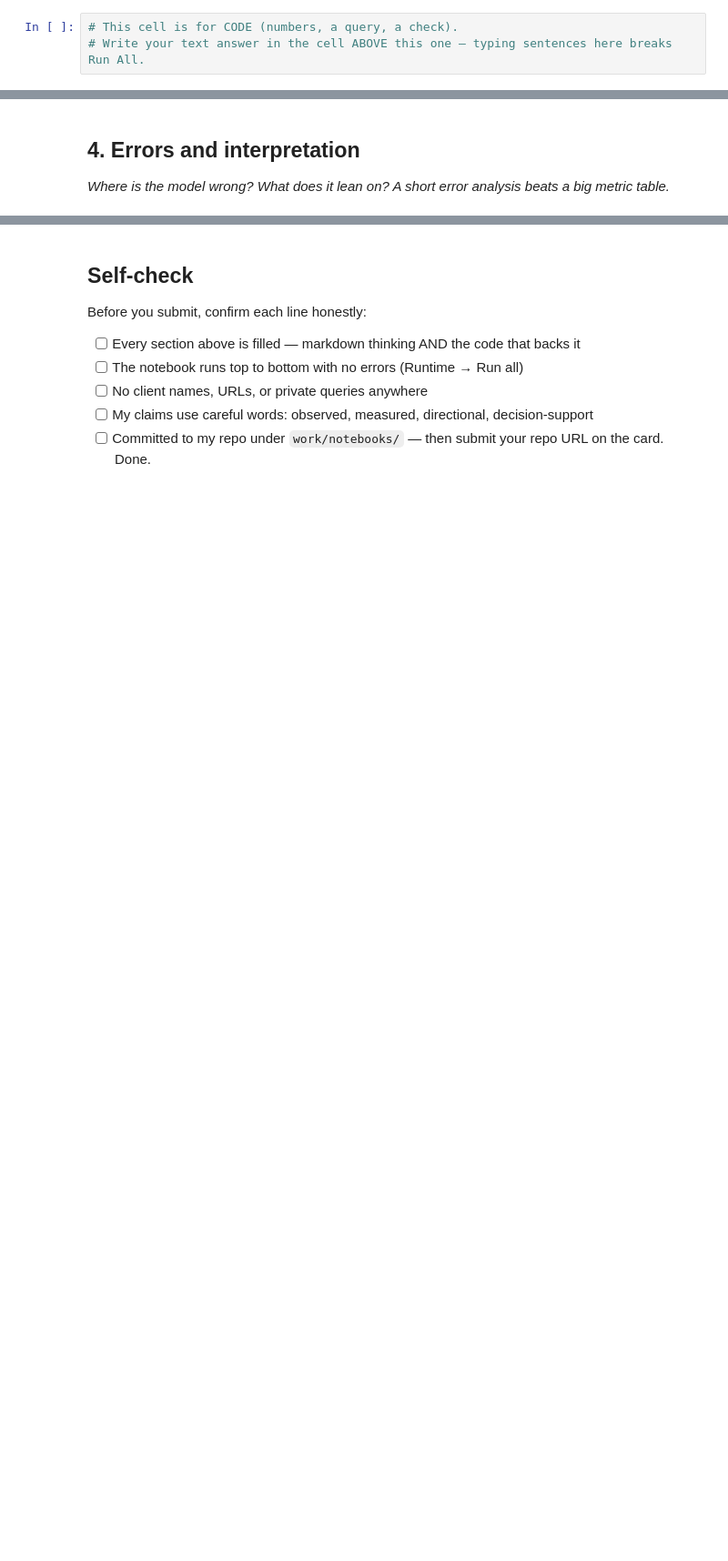
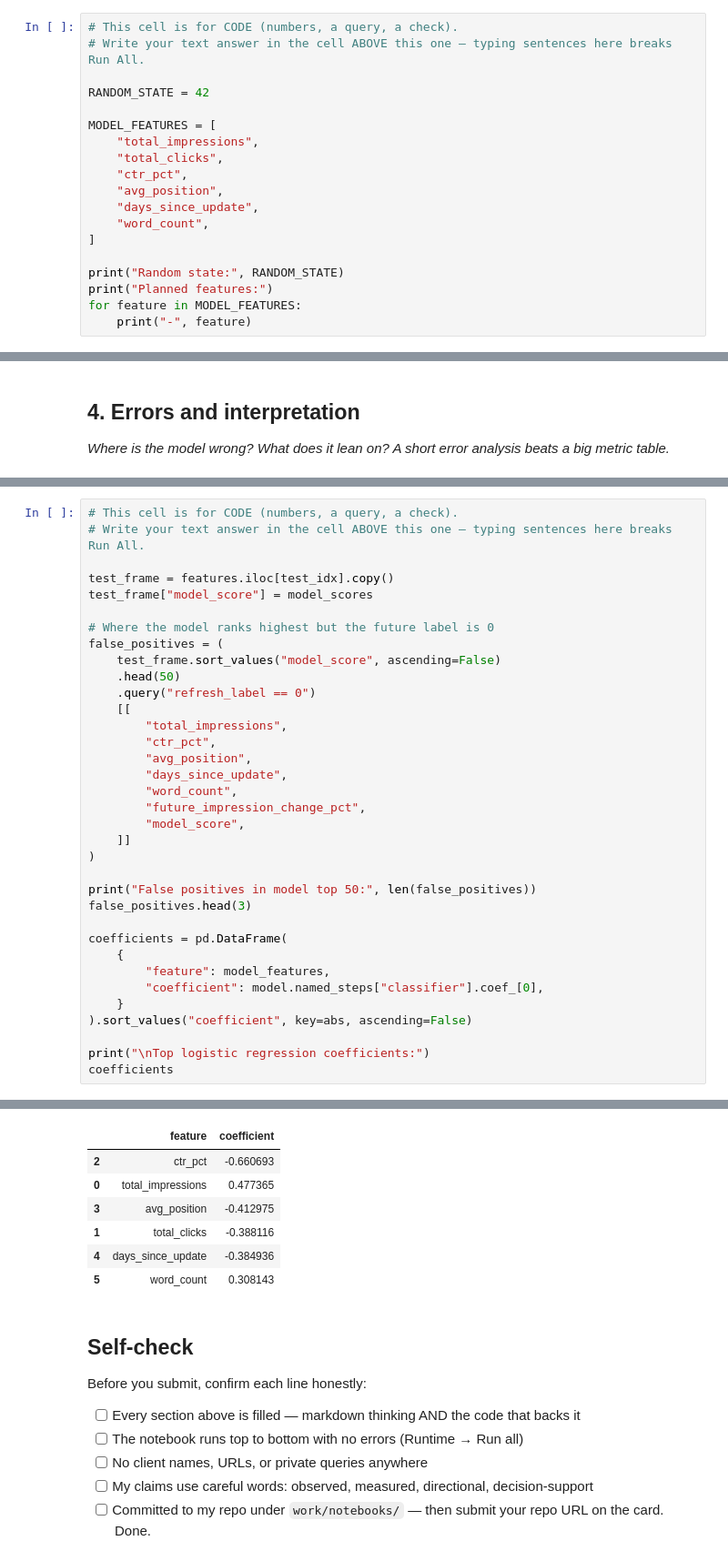
Before and after one commit to Chisman001/ML-internship-starter, a Jupyter notebook: work/notebooks/w05_model.ipynb, the cells around one changed output, grey strips where cells are left out. Shown at 91% size. Cells and saved outputs as stored; diff of their text form; blank space fills up the shorter version.

Commit message:
Complete W05 modeling notebook

```diff
--- a/work/notebooks/w05_model.ipynb
+++ b/work/notebooks/w05_model.ipynb
@@ -13,3 +19,19 @@ This skeleton is yours to fill. Work the sections **in order** — each one has
 # %%
 # This cell is for CODE (numbers, a query, a check).
 # Write your text answer in the cell ABOVE this one — typing sentences here breaks Run All.
+
+RANDOM_STATE = 42
+
+MODEL_FEATURES = [
+    "total_impressions",
+    "total_clicks",
+    "ctr_pct",
+    "avg_position",
+    "days_since_update",
+    "word_count",
+]
+
+print("Random state:", RANDOM_STATE)
+print("Planned features:")
+for feature in MODEL_FEATURES:
+    print("-", feature)
@@ -36,0 +500,36 @@ This skeleton is yours to fill. Work the sections **in order** — each one has
+# %%
+# This cell is for CODE (numbers, a query, a check).
+# Write your text answer in the cell ABOVE this one — typing sentences here breaks Run All.
+
+test_frame = features.iloc[test_idx].copy()
+test_frame["model_score"] = model_scores
+
+# Where the model ranks highest but the future label is 0
+false_positives = (
+    test_frame.sort_values("model_score", ascending=False)
+    .head(50)
+    .query("refresh_label == 0")
+    [[
+        "total_impressions",
+        "ctr_pct",
+        "avg_position",
+        "days_since_update",
+        "word_count",
+        "future_impression_change_pct",
+        "model_score",
+    ]]
+)
+
+print("False positives in model top 50:", len(false_positives))
+false_positives.head(3)
+
+coefficients = pd.DataFrame(
+    {
+        "feature": model_features,
+        "coefficient": model.named_steps["classifier"].coef_[0],
+    }
+).sort_values("coefficient", key=abs, ascending=False)
+
+print("\nTop logistic regression coefficients:")
+coefficients
+# %% [output]
@@ -37,3 +539,10 @@ This skeleton is yours to fill. Work the sections **in order** — each one has
+|  | feature | coefficient |
+| 2 | ctr_pct | -0.660693 |
+| 0 | total_impressions | 0.477365 |
+| 3 | avg_position | -0.412975 |
+| 1 | total_clicks | -0.388116 |
+| 4 | days_since_update | -0.384936 |
+| 5 | word_count | 0.308143 |
 # %% [markdown]
 ## Self-check
 
```
Also changed, not shown: parts of 17 cells of this notebook.
